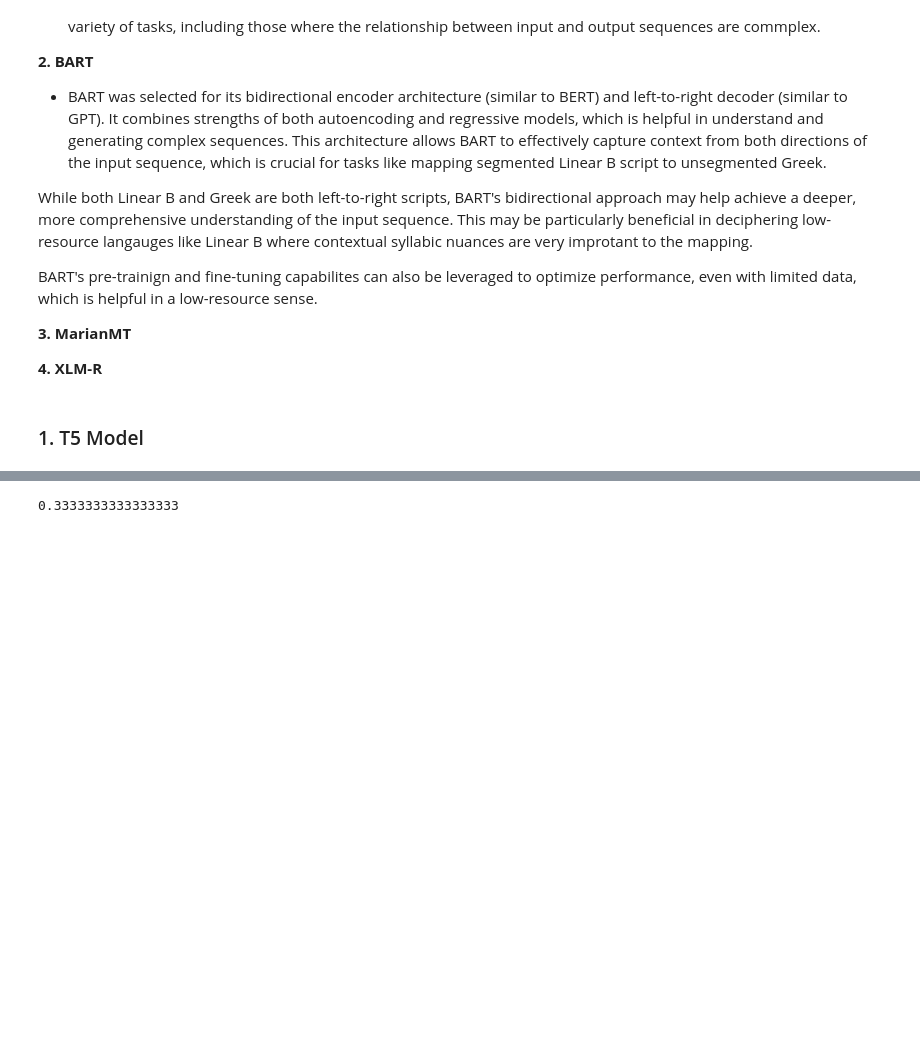
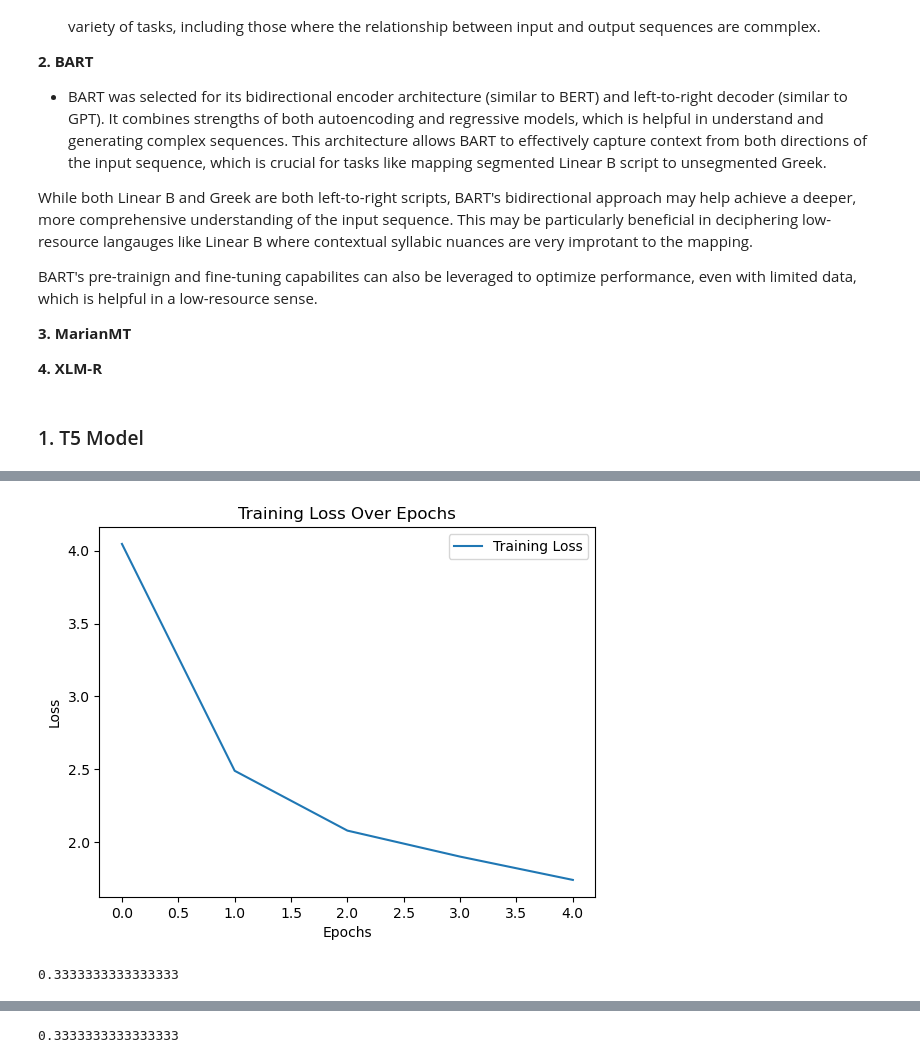
Before and after one commit to sekretaryuk/w266-final-project, a Jupyter notebook: lineara_workfile_5.ipynb, the cells around one changed output, grey strips where cells are left out. Cells and saved outputs as stored; diff of their text form; code cells hidden in the pictures; blank space fills up the shorter version.

```diff
--- a/lineara_workfile_5.ipynb
+++ b/lineara_workfile_5.ipynb
@@ -917,0 +917,11 @@ Epoch 4, Loss: 1.7546330847238238
+# %%
+#Plotting loss
+
+plt.plot(epoch_loss, label='Training Loss')
+plt.xlabel('Epochs')
+plt.ylabel('Loss')
+plt.title('Training Loss Over Epochs')
+plt.legend()
+plt.show()
+# %% [output]
+[figure, added]
@@ -917,0 +937,10 @@ Epoch 4, Loss: 1.7546330847238238
+# %%
+# Function to measure word similaritieis with Levenshtein
+
+def similarity_scores(word1,word2):
+    return levenshtein.distance(word1,word2)/max(len(word2),len(word1))
+
+#Test
+print(similarity_scores("aetito","aethistos"))
+# %% [output]
+0.3333333333333333
```
Also changed, not shown: parts of 24 cells of this notebook.
